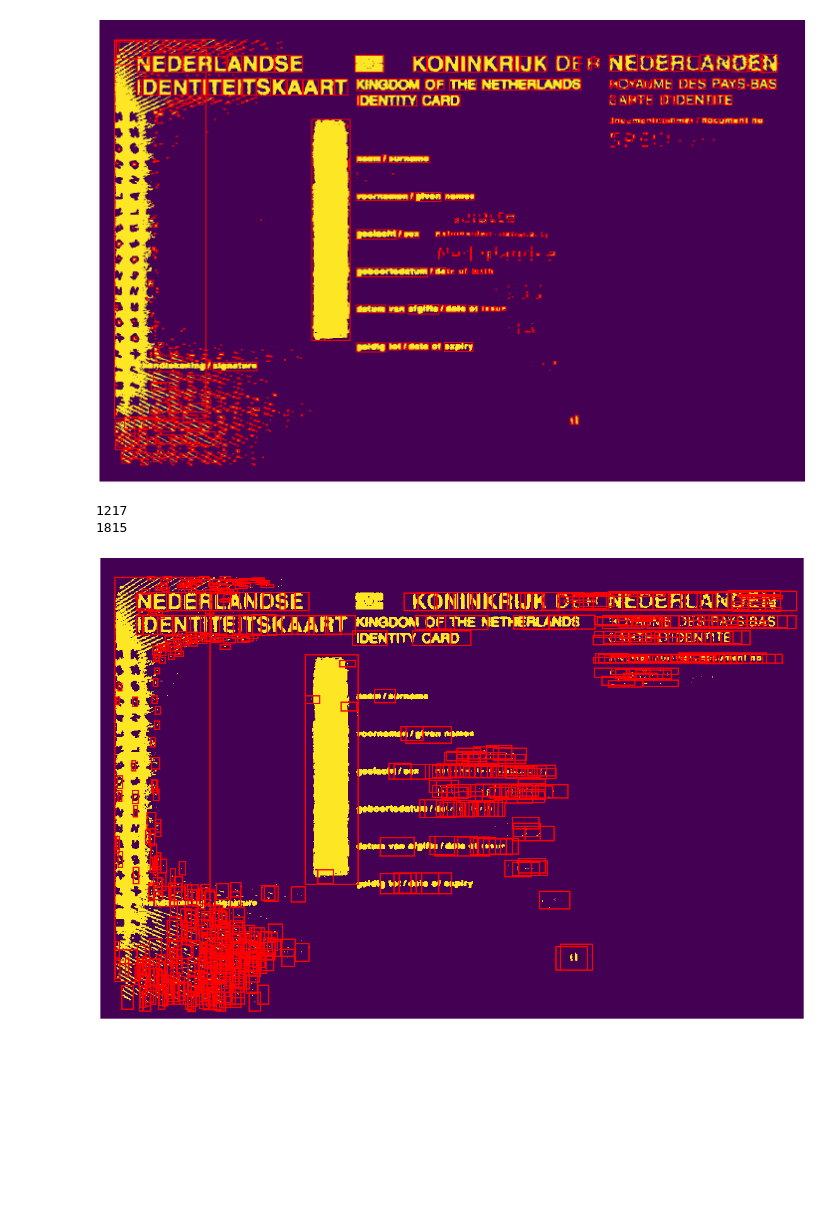
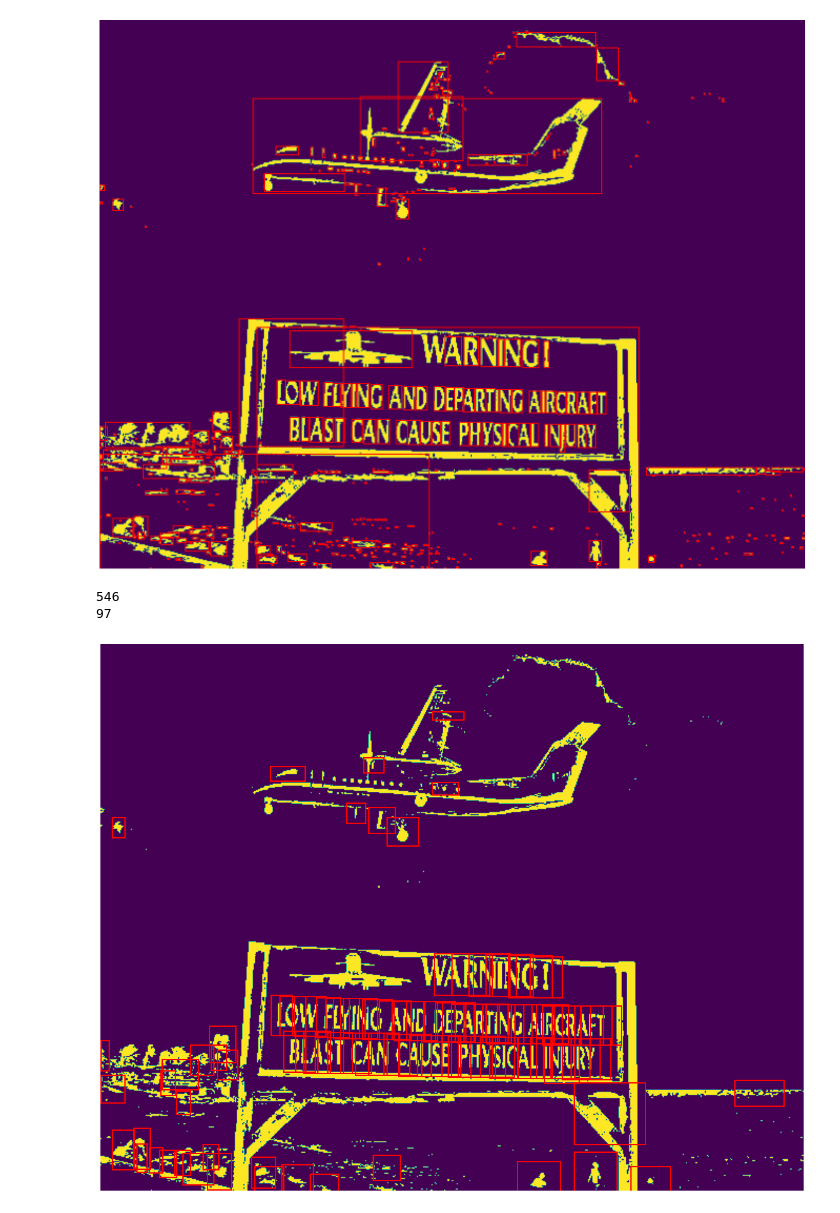
Before and after one commit to 9sphere/text-detector, a Jupyter notebook: notebooks/Text Segmentation in Image.ipynb, the cells around one changed output. Saved outputs shown, nothing was run; the diff lists cells and outputs as text; code cells hidden in the pictures; blank space fills up the shorter version.

```diff
--- a/notebooks/Text Segmentation in Image.ipynb
+++ b/notebooks/Text Segmentation in Image.ipynb
@@ -9,9 +9,9 @@ from skimage.exposure import adjust_gamma
 from skimage import exposure
 from skimage.color import rgb2hsv
 
-cimage = imread('https://upload.wikimedia.org/wikipedia/commons/3/3a/Dutch_identity_card_front_specimen_issued_9_March_2014.jpg')
+cimage = imread('../sample_images/image3.jpg')
 img = rgb2gray(cimage)
-img_adapteq = exposure.equalize_adapthist(img, clip_limit=0.03)
-plt.imshow(img_adapteq, cmap="gray")
+plt.figure(figsize=(20,20))
+plt.imshow(img, cmap="gray")
 # %% [output]
 <matplotlib.image.AxesImage at 0x...>
@@ -19,11 +18,11 @@ plt.imshow(img_adapteq, cmap="gray")
 # %%
 # binarize
 from skimage.morphology import binary_closing
-from skimage.filters import threshold_otsu
+from skimage.filters import threshold_otsu, threshold_sauvola
 
-window_size = 3
-thresh_sauvola = threshold_otsu(img_eq)
-binary_sauvola = img_eq > 0.12
+window_size = 21
+thresh_sauvola = threshold_sauvola(img, window_size)
+binary_sauvola = img < thresh_sauvola
 plt.figure(figsize=(20,20))
 plt.imshow(binary_sauvola, cmap="gray")
 # %% [output]
@@ -49,7 +48,7 @@ ax.set_axis_off()
 plt.tight_layout()
 plt.show()
 # %% [output]
-[figure, old version]
+[figure, new version]
 # %%
 def is_a_child(root_region, child_region):
     rminr, rminc, rmaxr, rmaxc = root_region.bbox
@@ -76,7 +75,7 @@ for index, region in enumerate(region_props):
     aspect_ratio = width/height
 
     should_clean = region.area < 15
-    should_clean = region.area > (img_height*img_weight/5)
+    should_clean = should_clean or (region.area > (img_height*img_weight/5))
     should_clean = should_clean or aspect_ratio < 0.06  or aspect_ratio > 3
     should_clean = should_clean or region.eccentricity > 0.995
     should_clean = should_clean or region.solidity < 0.3
@@ -87,45 +86,45 @@ for index, region in enumerate(region_props):
     strokeWidthMetric = np.std(strokeWidthValues)/np.mean(strokeWidthValues)
     should_clean = should_clean or strokeWidthMetric < 0.4
 
 #     if should_clean:
 #         for coord in region.coords:
 #             cleaned_img[coord[0],coord[1]] = False
     if not should_clean:
         expansionAmountY = 0.02
         expansionAmountX = 0.03
         minr, minc, maxr, maxc = region.bbox
 
         minr = np.floor((1-expansionAmountY) * minr)
         minc = np.floor((1-expansionAmountX) * minc)
         maxr = np.ceil((1+expansionAmountY) * maxr)
         maxc = np.ceil((1+expansionAmountX) * maxc)
 
         bounding_boxes.append([minr, minc, maxr, maxc])
         rect = mpatches.Rectangle((minc, minr), maxc - minc, maxr - minr,
                                   fill=False, edgecolor='red', linewidth=2)
         ax.add_patch(rect)
 
 #remove ccs which have more than 3 components within them
-label_heirarchy = {}
-for iindex, iregion  in enumerate(region_props[0:-1]):
-    count = 0
-    for jindex, jregion in enumerate(region_props[1:]):
-        if is_a_child(iregion, jregion):
-            count += 1
+# label_heirarchy = {}
+# for iindex, iregion  in enumerate(region_props[0:-1]):
+#     count = 0
+#     for jindex, jregion in enumerate(region_props[1:]):
+#         if is_a_child(iregion, jregion):
+#             count += 1
 
-    if count < 3:
-        minr, minc, maxr, maxc = iregion.bbox
-        bounding_boxes.append([minr, minc, maxr, maxc])
+#     if count < 3:
+#         minr, minc, maxr, maxc = iregion.bbox
+#         bounding_boxes.append([minr, minc, maxr, maxc])
 
 
 ax.set_axis_off()
 print(len(bounding_boxes))
 ax.imshow(binary_sauvola)
 plt.show()
 # %% [output]
-1217
-1815
+546
+97
-[figure, old version]
+[figure, new version]
 # %%
 # https://stackoverflow.com/questions/306316/determine-if-two-rectangles-overlap-each-other
 import pandas as pd
```
Also changed, not shown: parts of 5 cells of this notebook, 3 other files.
